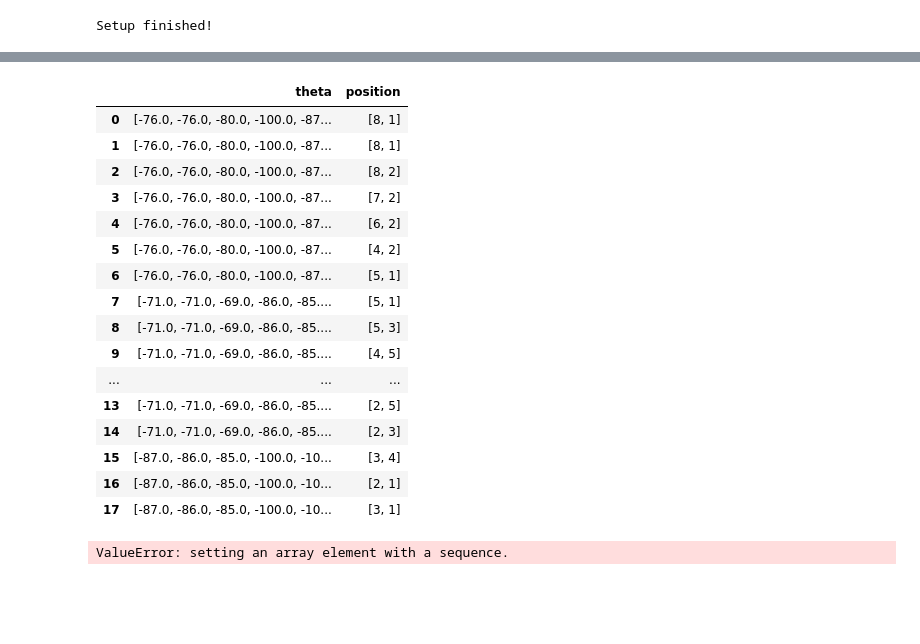
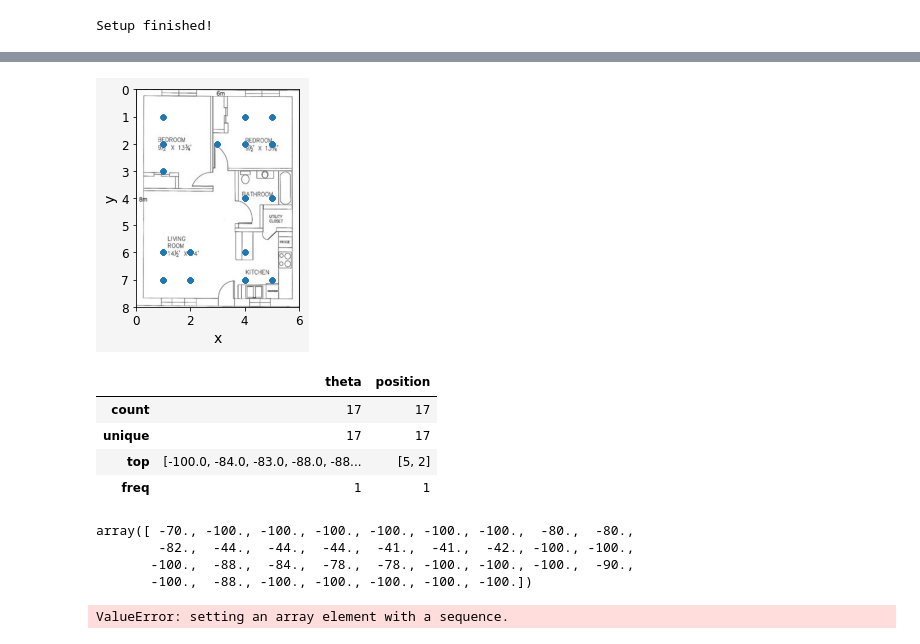
Before and after one commit to miligithub/open-indoor-localization, a Jupyter notebook: python/ml.ipynb, the cells around one changed output, grey strips where cells are left out. Saved outputs shown, nothing was run; the diff lists cells and outputs as text; code cells hidden in the pictures; blank space fills up the shorter version.

Commit message:
plot train data function

```diff
--- a/python/ml.ipynb
+++ b/python/ml.ipynb
@@ -132,3 +130,10 @@ def process(data_frame, sorted_mac):
     new_data_frame = pd.DataFrame({k:list(v) for k,v in data.items()})
     return new_data_frame
+# %%
+def plotTrain(train_data, fig_name, width, height):
+    housing_img=mpimg.imread(os.path.join(IMAGES_PATH, fig_name))
+    housing_img = cv2.flip(housing_img, 0)
+    train_data.plot(kind='scatter', x='x', y='y')
+    plt.ylim(height, 0)
+    plt.imshow(housing_img, alpha=1.0, extent=[0, width, 0, height], cmap=plt.get_cmap('jet'))
 # %%
@@ -148,5 +155,4 @@ def plot(target, predit):
 # %%
-df = txtToDataFrame("train11_16.txt")
-sorted_mac = createSortedMAC(df)
-df = process(df, sorted_mac)
+df = txtToDataFrame('train11_18.txt')
+df
 # %% [output]
@@ -171,23 +172,23 @@ df = process(df, sorted_mac)
-# %%
-df
-# %% [output]
-|  | theta | position |
-| 0 | [-76.0, -76.0, -80.0, -100.0, -87... | [8, 1] |
-| 1 | [-76.0, -76.0, -80.0, -100.0, -87... | [8, 1] |
-| 2 | [-76.0, -76.0, -80.0, -100.0, -87... | [8, 2] |
-| 3 | [-76.0, -76.0, -80.0, -100.0, -87... | [7, 2] |
-| 4 | [-76.0, -76.0, -80.0, -100.0, -87... | [6, 2] |
-| 5 | [-76.0, -76.0, -80.0, -100.0, -87... | [4, 2] |
-| 6 | [-76.0, -76.0, -80.0, -100.0, -87... | [5, 1] |
-| 7 | [-71.0, -71.0, -69.0, -86.0, -85.... | [5, 1] |
-| 8 | [-71.0, -71.0, -69.0, -86.0, -85.... | [5, 3] |
-| 9 | [-71.0, -71.0, -69.0, -86.0, -85.... | [4, 5] |
-| ... | ... | ... |
-| 13 | [-71.0, -71.0, -69.0, -86.0, -85.... | [2, 5] |
-| 14 | [-71.0, -71.0, -69.0, -86.0, -85.... | [2, 3] |
-| 15 | [-87.0, -86.0, -85.0, -100.0, -10... | [3, 4] |
-| 16 | [-87.0, -86.0, -85.0, -100.0, -10... | [2, 1] |
-| 17 | [-87.0, -86.0, -85.0, -100.0, -10... | [3, 1] |
+# %%
+position = df.loc[:,['x', 'y']]
+plotTrain(position,'minespark.jpg', 6, 8)
+# %% [output]
+[figure, added]
+# %%
+sorted_mac = createSortedMAC(df)
+train_df = process(df, sorted_mac)
+train_df.describe()
+train_df.iloc[0]['theta']
+# %% [output]
+|  | theta | position |
+| count | 17 | 17 |
+| unique | 17 | 17 |
+| top | [-100.0, -84.0, -83.0, -88.0, -88... | [5, 2] |
+| freq | 1 | 1 |
+array([ -70., -100., -100., -100., -100., -100., -100.,  -80.,  -80.,
+        -82.,  -44.,  -44.,  -44.,  -41.,  -41.,  -42., -100., -100.,
+       -100.,  -88.,  -84.,  -78.,  -78., -100., -100., -100.,  -90.,
+       -100.,  -88., -100., -100., -100., -100., -100.])
 # %%
 from sklearn.linear_model import LinearRegression
 lin_reg = LinearRegression()
```
Also changed, not shown: parts of 10 cells of this notebook, 3 other files.
